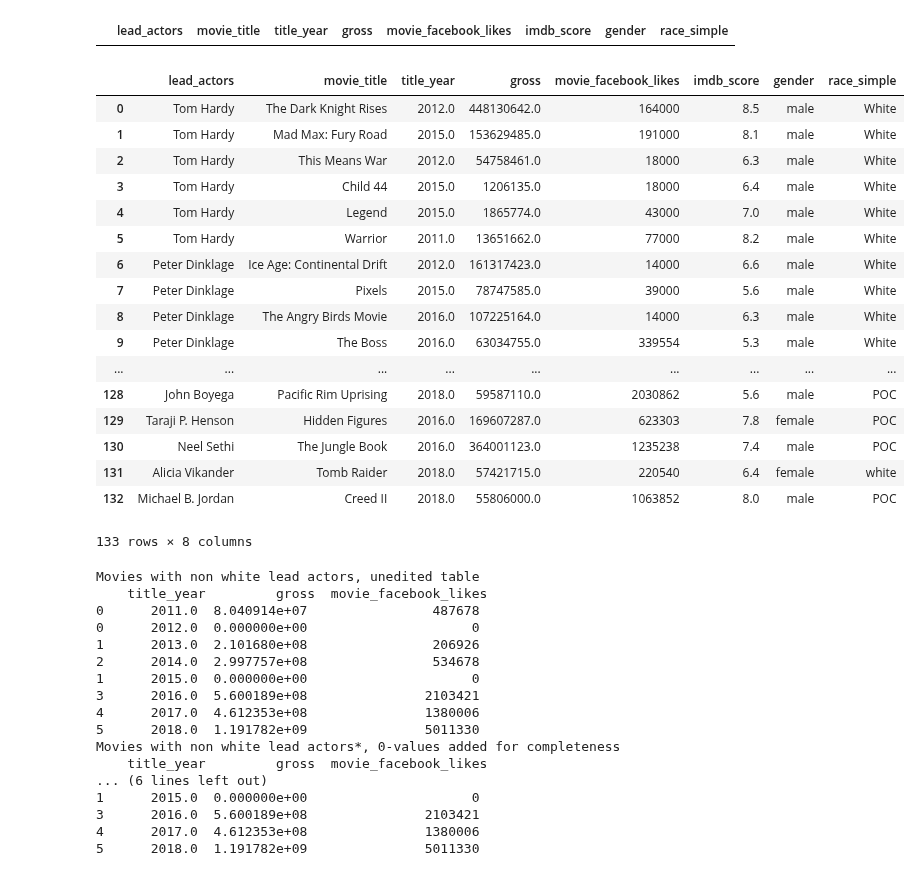
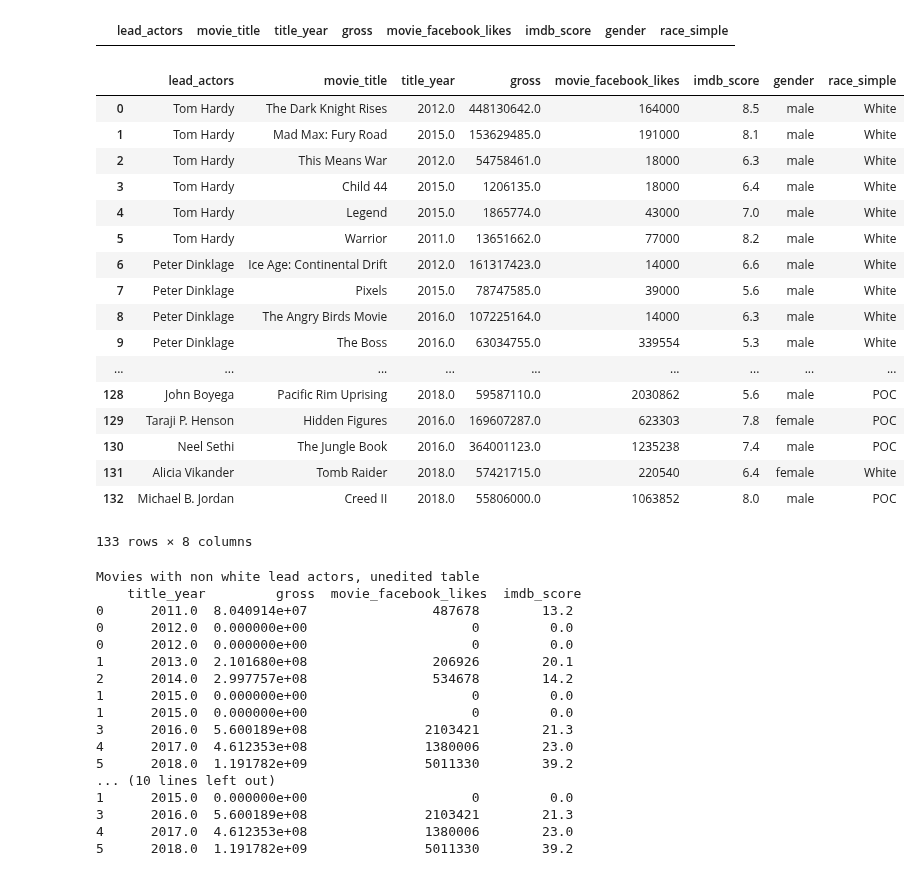
Before and after one commit to Data-Science-HTW/diversity-in-movies, a Jupyter notebook: Diversity in Movies.ipynb, the cells around one changed output. Saved outputs shown, nothing was run; the diff lists cells and outputs as text; code cells hidden in the pictures.

```diff
--- a/Diversity in Movies.ipynb
+++ b/Diversity in Movies.ipynb
@@ -192,7 +192,7 @@ movies_dataframe_noDuplicates = movies_dataframe_noDuplicates.append({'lead_acto
 movies_dataframe_noDuplicates = movies_dataframe_noDuplicates.append({'lead_actors' : 'Anna Kendrick' , 'movie_title' : "Pitch Perfect 3",
                                                                      'title_year': 2017 ,'gross': 104897530,
                                                                       'movie_facebook_likes': 5961116, 'imdb_score': 5.9,
-                                                                      'gender': 'female', 'race_simple': 'white'}, ignore_index=True)
+                                                                      'gender': 'female', 'race_simple': 'White'}, ignore_index=True)
 movies_dataframe_noDuplicates = movies_dataframe_noDuplicates.append({'lead_actors' : 'Samuel L. Jackson' , 'movie_title' : "The Hitman's Bodyguard",
                                                                      'title_year': 2017 ,'gross': 75468583,
                                                                       'movie_facebook_likes': 166718, 'imdb_score': 6.9,
@@ -204,7 +204,7 @@ movies_dataframe_noDuplicates = movies_dataframe_noDuplicates.append({'lead_acto
 movies_dataframe_noDuplicates = movies_dataframe_noDuplicates.append({'lead_actors' : 'Sandra Bullock' , 'movie_title' : "Ocean's 8",
                                                                      'title_year': 2018 ,'gross': 139377762,
                                                                       'movie_facebook_likes': 1031, 'imdb_score': 6.2,
-                                                                      'gender': 'female', 'race_simple': 'white'}, ignore_index=True)
+                                                                      'gender': 'female', 'race_simple': 'White'}, ignore_index=True)
 movies_dataframe_noDuplicates = movies_dataframe_noDuplicates.append({'lead_actors' : 'Denzel Washington' , 'movie_title' : "The Equalizer 2",
                                                                      'title_year': 2018 ,'gross': 102084362,
                                                                       'movie_facebook_likes': 699100, 'imdb_score': 6.8,
@@ -216,7 +216,7 @@ movies_dataframe_noDuplicates = movies_dataframe_noDuplicates.append({'lead_acto
 movies_dataframe_noDuplicates = movies_dataframe_noDuplicates.append({'lead_actors' : 'Margot Robbie' , 'movie_title' : "I, Tonya",
                                                                      'title_year': 2017 ,'gross': 30014539,
                                                                       'movie_facebook_likes': 47220, 'imdb_score': 7.5,
-                                                                      'gender': 'female', 'race_simple': 'white'}, ignore_index=True)
+                                                                      'gender': 'female', 'race_simple': 'White'}, ignore_index=True)
 movies_dataframe_noDuplicates = movies_dataframe_noDuplicates.append({'lead_actors' : 'Storm Reid' , 'movie_title' : "A Wrinkle in Time",
                                                                      'title_year': 2018 ,'gross': 100478608,
                                                                       'movie_facebook_likes': 132133, 'imdb_score': 4.2,
@@ -230,35 +230,35 @@ movies_dataframe_noDuplicates = movies_dataframe_noDuplicates.append({'lead_acto
                                                                       'movie_facebook_likes': 623303, 'imdb_score': 7.8,
                                                                       'gender': 'female', 'race_simple': 'POC'}, ignore_index=True)
 movies_dataframe_noDuplicates = movies_dataframe_noDuplicates.append({'lead_actors' : 'Neel Sethi' , 'movie_title' : 'The Jungle Book',
                                                                      'title_year': 2016 ,'gross': 364001123,
                                                                       'movie_facebook_likes': 1235238, 'imdb_score': 7.4,
                                                                       'gender': 'male', 'race_simple': 'POC'}, ignore_index=True)
 movies_dataframe_noDuplicates = movies_dataframe_noDuplicates.append({'lead_actors' : 'Alicia Vikander' , 'movie_title' : 'Tomb Raider',
                                                                      'title_year': 2018 ,'gross': 57421715,
                                                                       'movie_facebook_likes': 220540, 'imdb_score': 6.4,
-                                                                      'gender': 'female', 'race_simple': 'white'}, ignore_index=True)
+                                                                      'gender': 'female', 'race_simple': 'White'}, ignore_index=True)
 movies_dataframe_noDuplicates = movies_dataframe_noDuplicates.append({'lead_actors' : 'Michael B. Jordan' , 'movie_title' : 'Creed II',
                                                                      'title_year': 2018 ,'gross': 55806000,
                                                                       'movie_facebook_likes': 1063852, 'imdb_score': 8.0,
                                                                       'gender': 'male', 'race_simple': 'POC'}, ignore_index=True)
 movies_dataframe_noDuplicates
 # %% [output]
 |  | lead_actors | movie_title | title_year | gross | movie_facebook_likes | imdb_score | gender | race_simple |
 | 0 | Tom Hardy | The Dark Knight Rises | 2012.0 | 448130642.0 | 164000 | 8.5 | male | White |
 | 1 | Tom Hardy | Mad Max: Fury Road | 2015.0 | 153629485.0 | 191000 | 8.1 | male | White |
 | 2 | Tom Hardy | This Means War | 2012.0 | 54758461.0 | 18000 | 6.3 | male | White |
 | 3 | Tom Hardy | Child 44 | 2015.0 | 1206135.0 | 18000 | 6.4 | male | White |
 | 4 | Tom Hardy | Legend | 2015.0 | 1865774.0 | 43000 | 7.0 | male | White |
 | 5 | Tom Hardy | Warrior | 2011.0 | 13651662.0 | 77000 | 8.2 | male | White |
 | 6 | Peter Dinklage | Ice Age: Continental Drift | 2012.0 | 161317423.0 | 14000 | 6.6 | male | White |
 | 7 | Peter Dinklage | Pixels | 2015.0 | 78747585.0 | 39000 | 5.6 | male | White |
 | 8 | Peter Dinklage | The Angry Birds Movie | 2016.0 | 107225164.0 | 14000 | 6.3 | male | White |
 | 9 | Peter Dinklage | The Boss | 2016.0 | 63034755.0 | 339554 | 5.3 | male | White |
 | ... | ... | ... | ... | ... | ... | ... | ... | ... |
 | 128 | John Boyega | Pacific Rim Uprising | 2018.0 | 59587110.0 | 2030862 | 5.6 | male | POC |
 | 129 | Taraji P. Henson | Hidden Figures | 2016.0 | 169607287.0 | 623303 | 7.8 | female | POC |
 | 130 | Neel Sethi | The Jungle Book | 2016.0 | 364001123.0 | 1235238 | 7.4 | male | POC |
-| 131 | Alicia Vikander | Tomb Raider | 2018.0 | 57421715.0 | 220540 | 6.4 | female | white |
+| 131 | Alicia Vikander | Tomb Raider | 2018.0 | 57421715.0 | 220540 | 6.4 | female | White |
 | 132 | Michael B. Jordan | Creed II | 2018.0 | 55806000.0 | 1063852 | 8.0 | male | POC |
 133 rows × 8 columns
 # %%
@@ -283,26 +287,26 @@ movies_n_sum_by_year = movies_n.groupby(by='title_year', sort=True).aggregate({'
 print('Movies with non white lead actors, unedited table \n', movies_n_sum_by_year)
 
 #Since there is no data for movies_n_sum_by_year for years 2012 and 2015, we add 0s there.
-movies_n_sum_by_year = movies_n_sum_by_year.append(pd.DataFrame([[2012.0,0,0],[2015.0,0,0]], columns=['title_year', 'gross', 'movie_facebook_likes'])).sort_values(by='title_year')
+movies_n_sum_by_year = movies_n_sum_by_year.append(pd.DataFrame([[2012.0,0,0,0],[2015.0,0,0,0]], columns=['title_year', 'gross', 'movie_facebook_likes','imdb_score'])).sort_values(by='title_year')
 print('Movies with non white lead actors*, 0-values added for completeness \n', movies_n_sum_by_year)
 # %% [output]
 Movies with non white lead actors, unedited table
-    title_year         gross  movie_facebook_likes
-0      2011.0  8.040914e+07                487678
-0      2012.0  0.000000e+00                     0
-1      2013.0  2.101680e+08                206926
-2      2014.0  2.997757e+08                534678
-1      2015.0  0.000000e+00                     0
-3      2016.0  5.600189e+08               2103421
-4      2017.0  4.612353e+08               1380006
-5      2018.0  1.191782e+09               5011330
-Movies with non white lead actors*, 0-values added for completeness
-    title_year         gross  movie_facebook_likes
-... (6 lines left out)
-1      2015.0  0.000000e+00                     0
-3      2016.0  5.600189e+08               2103421
-4      2017.0  4.612353e+08               1380006
-5      2018.0  1.191782e+09               5011330
+    title_year         gross  movie_facebook_likes  imdb_score
+0      2011.0  8.040914e+07                487678        13.2
+0      2012.0  0.000000e+00                     0         0.0
+0      2012.0  0.000000e+00                     0         0.0
+1      2013.0  2.101680e+08                206926        20.1
+2      2014.0  2.997757e+08                534678        14.2
+1      2015.0  0.000000e+00                     0         0.0
+1      2015.0  0.000000e+00                     0         0.0
+3      2016.0  5.600189e+08               2103421        21.3
+4      2017.0  4.612353e+08               1380006        23.0
+5      2018.0  1.191782e+09               5011330        39.2
+... (10 lines left out)
+1      2015.0  0.000000e+00                     0         0.0
+3      2016.0  5.600189e+08               2103421        21.3
+4      2017.0  4.612353e+08               1380006        23.0
+5      2018.0  1.191782e+09               5011330        39.2
 # %%
 #Next, get data for sub categories: male & white, male & not white, female & white, female & not white
 movies_mw = movies_m.query('race_simple=="White"')
```
Also changed, not shown: parts of 12 cells of this notebook, 14 other files.
